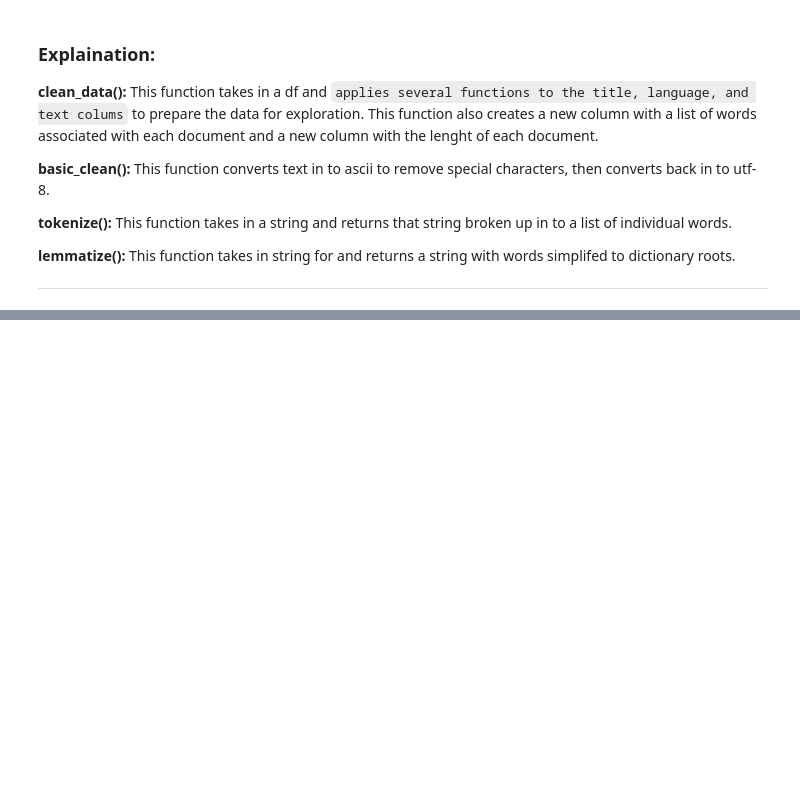
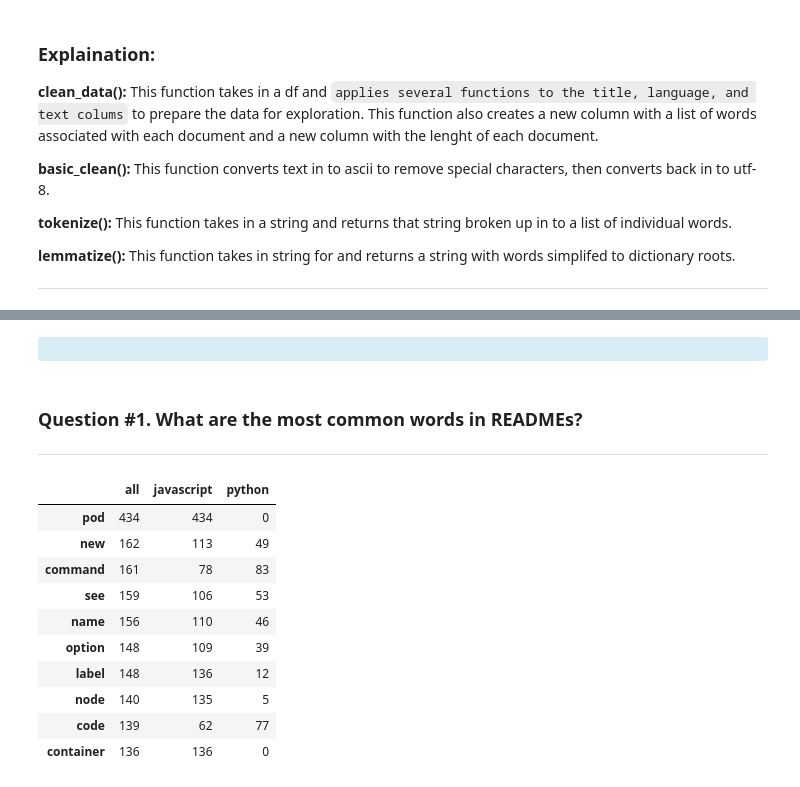
Before and after one commit to AC-Readme/nlp_project, a Jupyter notebook: final_project_notebook.ipynb, the cells around one changed output, grey strips where cells are left out. Saved outputs shown, nothing was run; the diff lists cells and outputs as text; code cells hidden in the pictures; blank space fills up the shorter version.

```diff
--- a/final_project_notebook.ipynb
+++ b/final_project_notebook.ipynb
@@ -166,0 +213,39 @@ def clean_data(df):
+# %% [markdown]
+<div class="alert alert-block alert-info"><b></b></div>
+# %% [markdown]
+### Question #1. What are the most common words in READMEs?
+***
+# %%
+# Create Corpus
+javascript_words = ' '.join(train[train.language =='javascript'].text_filtered)
+python_words = ' '.join(train[train.language =='python'].text_filtered)
+all_words = ' '.join(train.text_filtered)
+javascript_words = re.sub(r'\s.\s', '', javascript_words)
+python_words = re.sub(r'\s.\s', '', python_words)
+all_words = re.sub(r'\s.\s', '', all_words)
+
+# Explore corpus
+javascript_freq = pd.Series(javascript_words.split()).value_counts()
+python_freq = pd.Series(python_words.split()).value_counts()
+all_freq = pd.Series(all_words.split()).value_counts()
+word_counts = (pd.concat([all_freq, javascript_freq, python_freq], axis=1, sort=True)
+               .set_axis(['all', 'javascript', 'python'], axis=1, inplace=False)
+               .fillna(0)
+               .apply(lambda s: s.astype(int))
+              )
+
+
+# How often to words occur across repos
+word_counts.sort_values(by='all', ascending=False).head(10)
+# %% [output]
+|  | all | javascript | python |
+| pod | 434 | 434 | 0 |
+| new | 162 | 113 | 49 |
+| command | 161 | 78 | 83 |
+| see | 159 | 106 | 53 |
+| name | 156 | 110 | 46 |
+| option | 148 | 109 | 39 |
+| label | 148 | 136 | 12 |
+| node | 140 | 135 | 5 |
+| code | 139 | 62 | 77 |
+| container | 136 | 136 | 0 |
```
Also changed, not shown: parts of 22 cells of this notebook.
